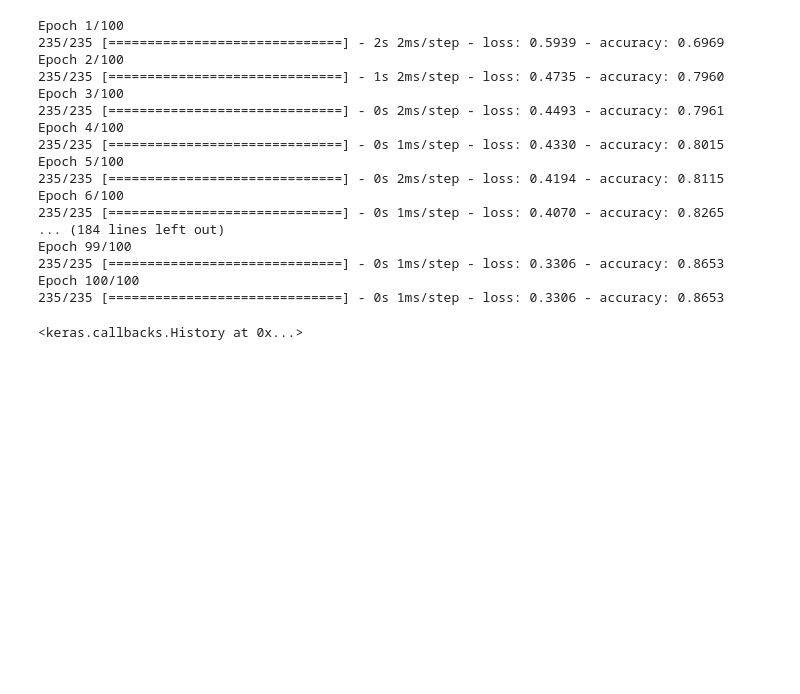
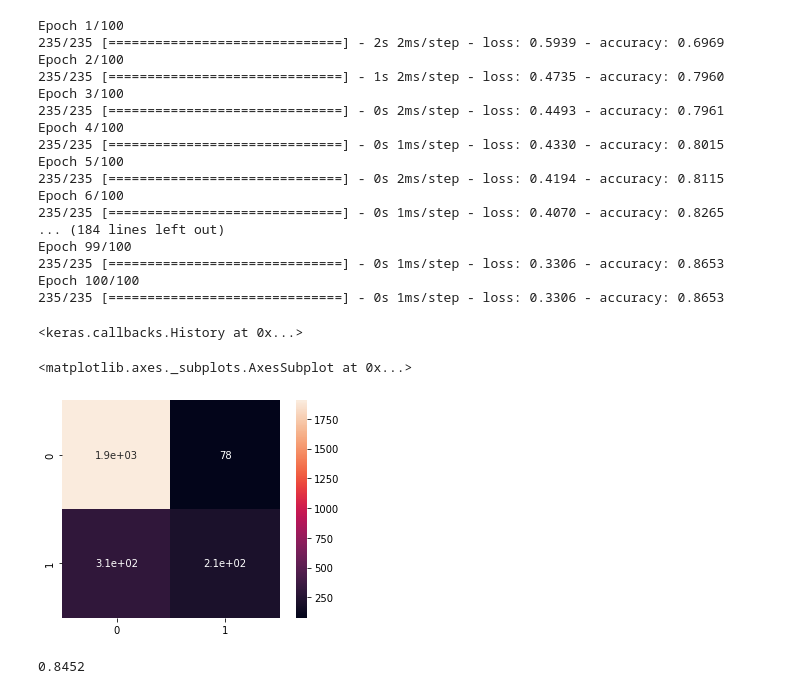
Before and after one commit to fereshteh-bahadory/Churn-model-for-customer-service, a Jupyter notebook: Untitled3.ipynb, the cells around one changed output. Drawn from its saved outputs; the diff is of its cells as text; code cells hidden in the pictures; blank space fills up the shorter version.

```diff
--- a/Untitled3.ipynb
+++ b/Untitled3.ipynb
@@ -275,3 +275,16 @@ Epoch 99/100
 Epoch 100/100
 235/235 [==============================] - 0s 1ms/step - loss: 0.3306 - accuracy: 0.8653
 <keras.callbacks.History at 0x...>
+# %%
+y_pred = ann.predict(X_test)
+y_pred = (y_pred > 0.5)
+# %%
+conf=confusion_matrix(y_test,y_pred)
+sb.heatmap(conf,square=True,annot=True)
+# %% [output]
+<matplotlib.axes._subplots.AxesSubplot at 0x...>
+[figure, added]
+# %%
+metrics.accuracy_score(y_test,y_pred)
+# %% [output]
+0.8452
```
